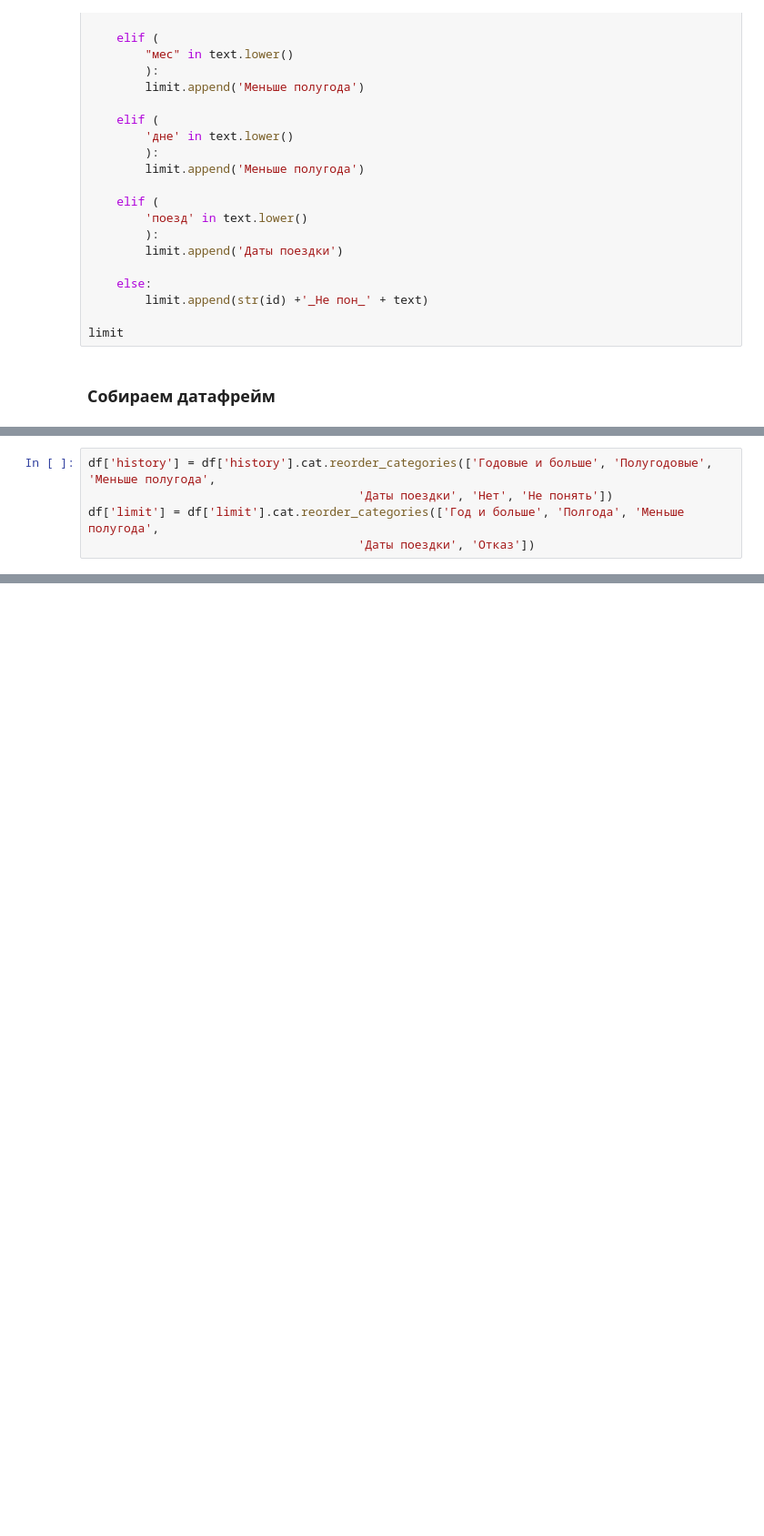
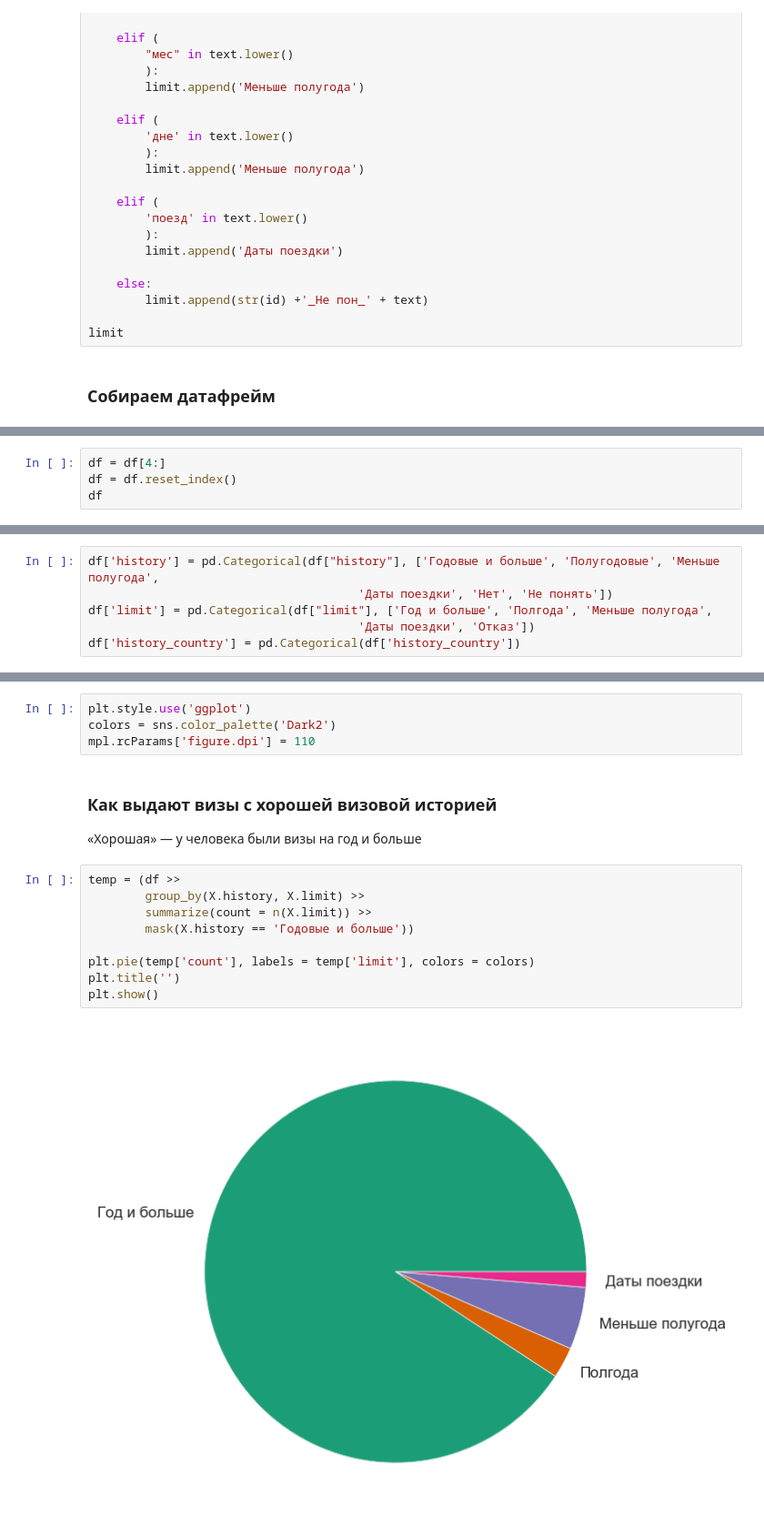
Before and after one commit to MustDie-green/AWD-forum-visa-parsing, a Jupyter notebook: visa_parsing.ipynb, the cells around one changed output, grey strips where cells are left out. Shown at 91% size. Saved outputs shown, nothing was run; the diff lists cells and outputs as text; blank space fills up the shorter version.

```diff
--- a/visa_parsing.ipynb
+++ b/visa_parsing.ipynb
@@ -349,5 +273,0 @@ df['limit'] = df['limit'].astype('category')
-# %%
-df['history'] = df['history'].cat.reorder_categories(['Годовые и больше', 'Полугодовые', 'Меньше полугода',
-                                      'Даты поездки', 'Нет', 'Не понять'])
-df['limit'] = df['limit'].cat.reorder_categories(['Год и больше', 'Полгода', 'Меньше полугода',
-                                      'Даты поездки', 'Отказ'])
@@ -395,0 +276,4 @@ display(pd.crosstab(index = df['history'].sort_values(), columns='Количес
+# %%
+df = df[4:]
+df = df.reset_index()
+df
@@ -395,0 +294,6 @@ display(pd.crosstab(index = df['history'].sort_values(), columns='Количес
+# %%
+df['history'] = pd.Categorical(df["history"], ['Годовые и больше', 'Полугодовые', 'Меньше полугода',
+                                      'Даты поездки', 'Нет', 'Не понять'])
+df['limit'] = pd.Categorical(df["limit"], ['Год и больше', 'Полгода', 'Меньше полугода',
+                                      'Даты поездки', 'Отказ'])
+df['history_country'] = pd.Categorical(df['history_country'])
@@ -395,0 +302,18 @@ display(pd.crosstab(index = df['history'].sort_values(), columns='Количес
+# %%
+plt.style.use('ggplot')
+colors = sns.color_palette('Dark2')
+mpl.rcParams['figure.dpi'] = 110
+# %% [markdown]
+### Как выдают визы с хорошей визовой историей
+«Хорошая» — у человека были визы на год и больше
+# %%
+temp = (df >>
+        group_by(X.history, X.limit) >>
+        summarize(count = n(X.limit)) >>
+        mask(X.history == 'Годовые и больше'))
+
+plt.pie(temp['count'], labels = temp['limit'], colors = colors)
+plt.title('')
+plt.show()
+# %% [output]
+[figure, added]
```
Also changed, not shown: parts of 43 cells of this notebook.
